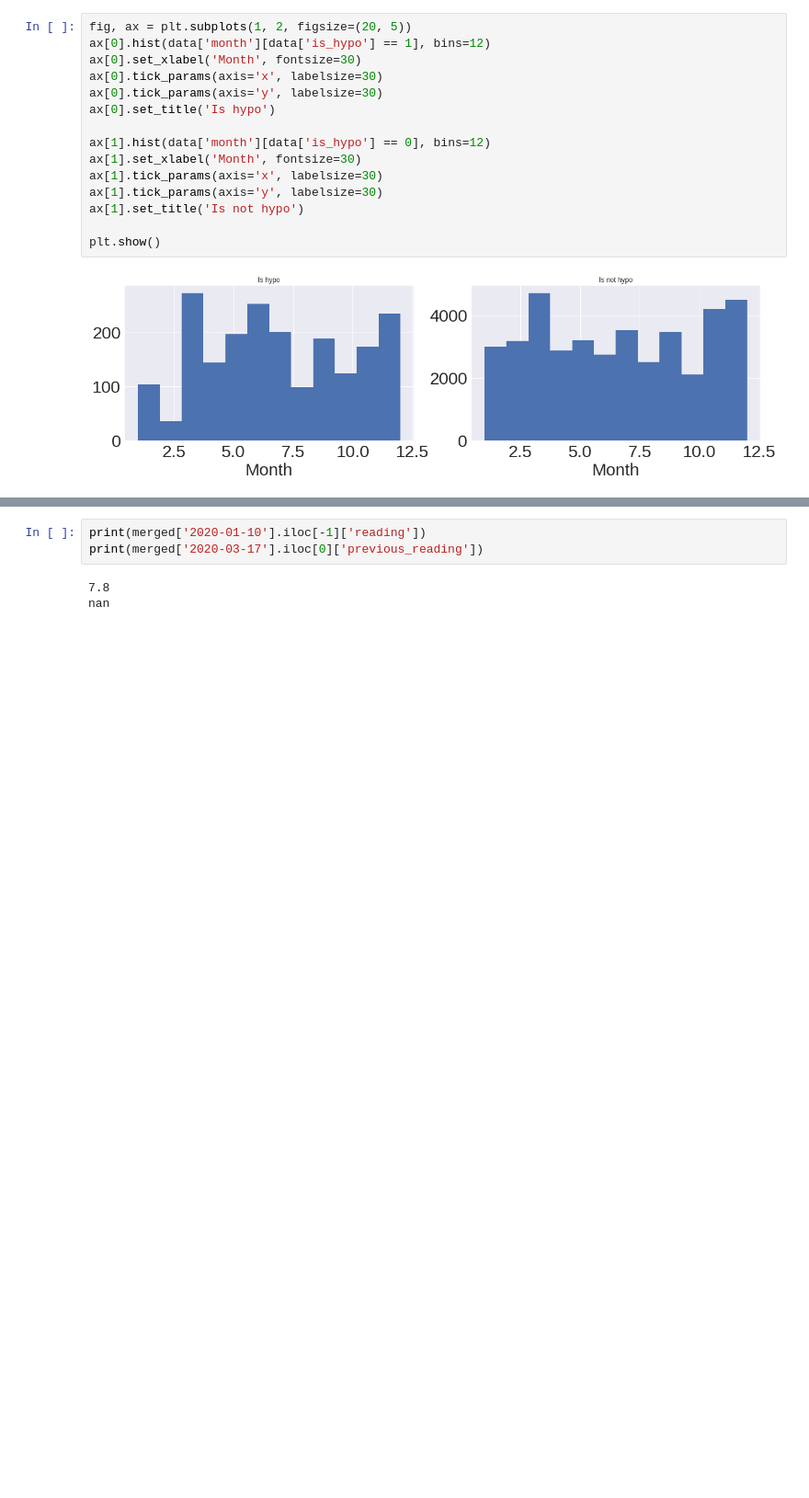
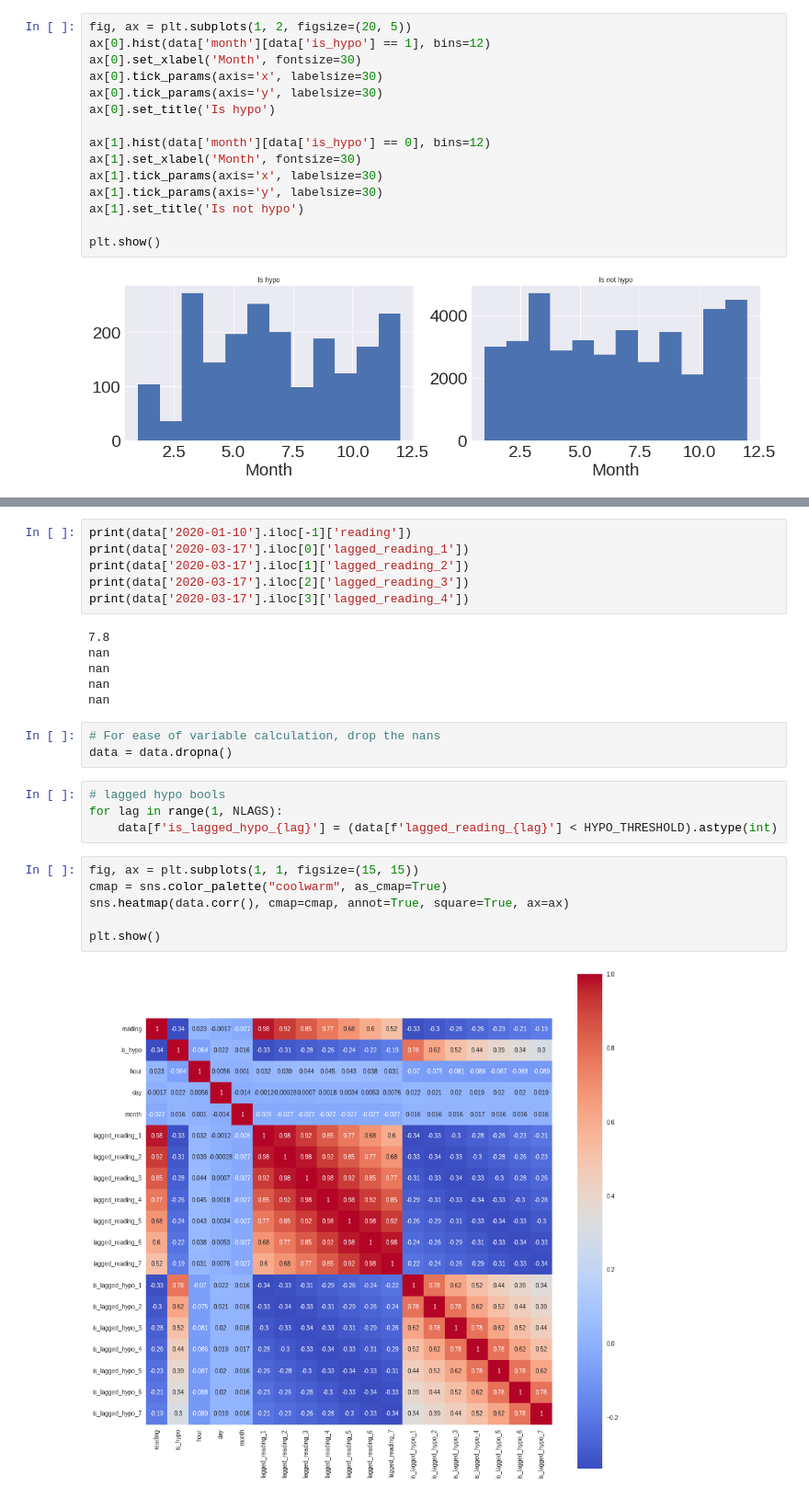
Before and after one commit to sdysch/diabetes-ml, a Jupyter notebook: hypo_prediction.ipynb, the cells around one changed output, grey strips where cells are left out. Shown at 92% size. Cells and saved outputs as stored; diff of their text form; blank space fills up the shorter version.

````diff
--- a/hypo_prediction.ipynb
+++ b/hypo_prediction.ipynb
@@ -191,8 +214,29 @@ merged['2020-03-17'].iloc[0]['previous_reading']
 ```
 * I.e. the last reading on 10/1/20 is used as "previous_reading" on 17/3/20
 # %%
-print(merged['2020-01-10'].iloc[-1]['reading'])
-print(merged['2020-03-17'].iloc[0]['previous_reading'])
+print(data['2020-01-10'].iloc[-1]['reading'])
+print(data['2020-03-17'].iloc[0]['lagged_reading_1'])
+print(data['2020-03-17'].iloc[1]['lagged_reading_2'])
+print(data['2020-03-17'].iloc[2]['lagged_reading_3'])
+print(data['2020-03-17'].iloc[3]['lagged_reading_4'])
 # %% [output]
 7.8
 nan
+nan
+nan
+nan
+# %%
+# For ease of variable calculation, drop the nans
+data = data.dropna()
+# %%
+# lagged hypo bools
+for lag in range(1, NLAGS):
+    data[f'is_lagged_hypo_{lag}'] = (data[f'lagged_reading_{lag}'] < HYPO_THRESHOLD).astype(int)
+# %%
+fig, ax = plt.subplots(1, 1, figsize=(15, 15))
+cmap = sns.color_palette("coolwarm", as_cmap=True)
+sns.heatmap(data.corr(), cmap=cmap, annot=True, square=True, ax=ax)
+
+plt.show()
+# %% [output]
+[figure, added]
````
Also changed, not shown: parts of 9 cells of this notebook.
